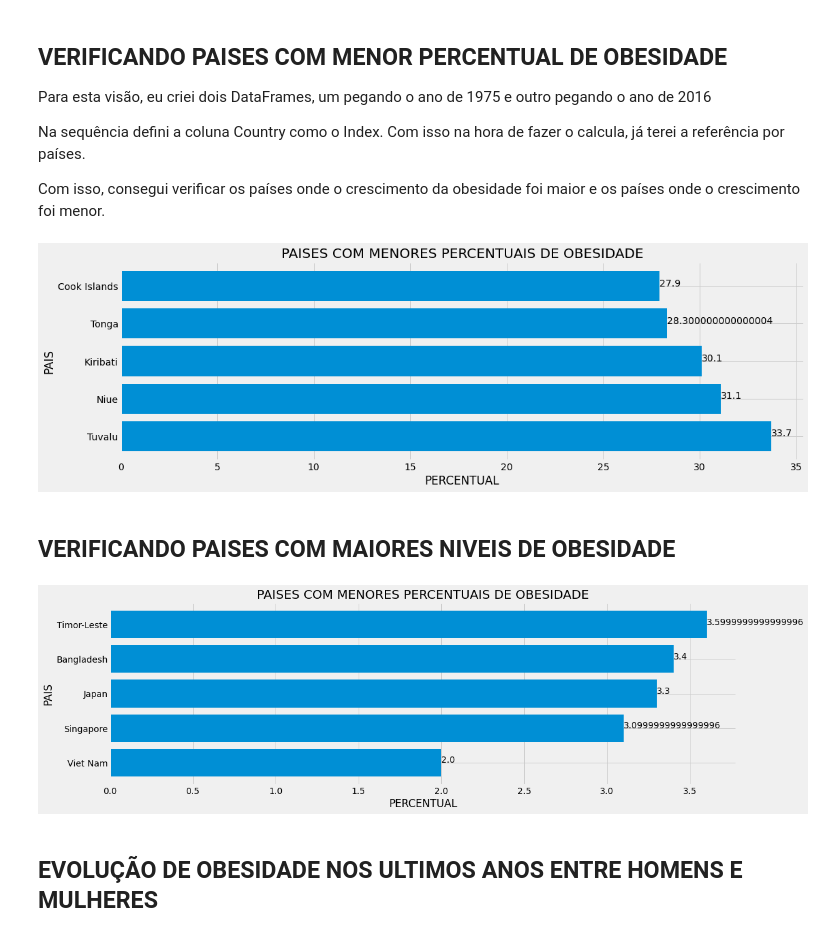
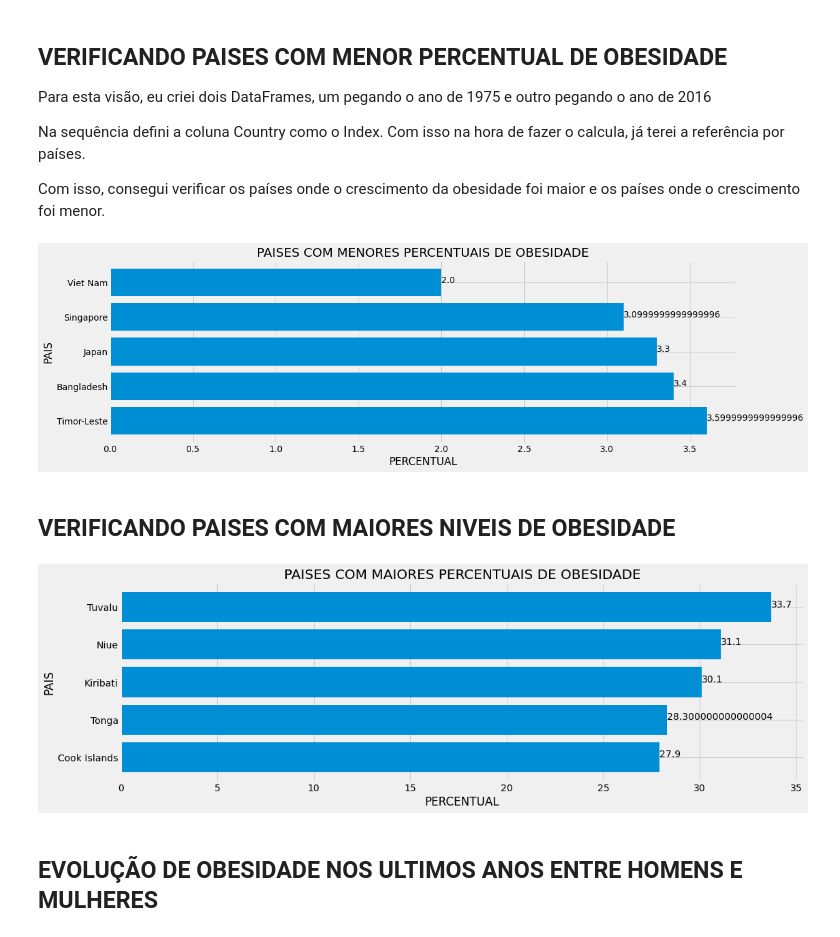
Before and after one commit to j2evaldo/obesidade_mundial, a Jupyter notebook: PROJETO OBESIDADE MUNDIAL.ipynb, the cells around one changed output. Cells and saved outputs as stored; diff of their text form; code cells hidden in the pictures.

```diff
--- a/PROJETO OBESIDADE MUNDIAL.ipynb
+++ b/PROJETO OBESIDADE MUNDIAL.ipynb
@@ -252,27 +252,30 @@ end.set_index('Country', inplace = True)
 # %%
 obesidade  = end[end['Sex'] == 'Both sexes']['Obesity'] - start[start['Sex'] == 'Both sexes']['Obesity']
 # %%
-menores  = obesidade.sort_values(ascending = False).head()
+menores  = obesidade.sort_values(ascending = True).head().copy()
 # %%
+menores = menores.sort_values(ascending = False)
+
+
 rcParams['figure.figsize'] = 16, 5
 
 ax1 = plt.subplot()
 
 ax1.barh(menores.index, menores.values)
 for pY,pX in enumerate(menores.sort_values(ascending = False)):
     ax1.annotate(pX,xy = (pX,pY))
 
 
 plt.title('PAISES COM MENORES PERCENTUAIS DE OBESIDADE', fontsize = 20)
 plt.ylabel('PAIS')
 plt.xlabel('PERCENTUAL')
 plt.style.use('fivethirtyeight')
 
 plt.show()
 
 plt.show()
 # %% [output]
-[figure, old version]
+[figure, new version]
 # %% [markdown]
 ## **VERIFICANDO PAISES COM MAIORES NIVEIS DE OBESIDADE**
 # %%
@@ -280,4 +283,5 @@ maiores = obesidade.sort_values(ascending = True).head()
 # %%
+maiores = maiores.sort_values(ascending = True)
 
 rcParams['figure.figsize'] = 16, 5
 
@@ -287,14 +291,14 @@ ax1.barh(maiores.index, maiores.values)
 for pY,pX in enumerate(maiores.sort_values(ascending = True)):
     ax1.annotate(pX,xy = (pX,pY))
 
-plt.title('PAISES COM MENORES PERCENTUAIS DE OBESIDADE', fontsize = 20)
+plt.title('PAISES COM MAIORES PERCENTUAIS DE OBESIDADE', fontsize = 20)
 plt.ylabel('PAIS')
 plt.xlabel('PERCENTUAL')
 plt.style.use('fivethirtyeight')
 
 plt.show()
 # %% [output]
-[figure, old version]
+[figure, new version]
 # %% [markdown]
 ## **EVOLUÇÃO DE OBESIDADE NOS ULTIMOS ANOS ENTRE HOMENS E MULHERES**
 # %%
```
Also changed, not shown: parts of 1 cell of this notebook.
